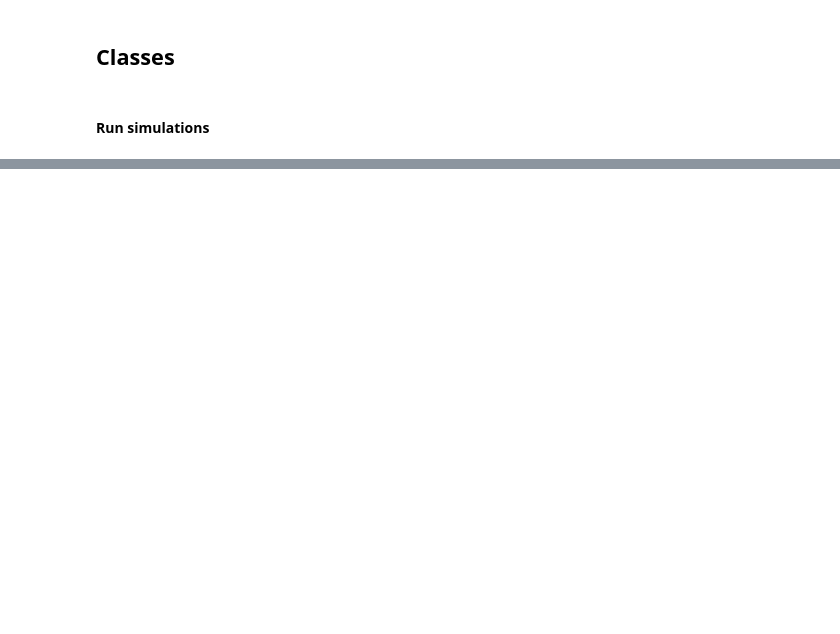
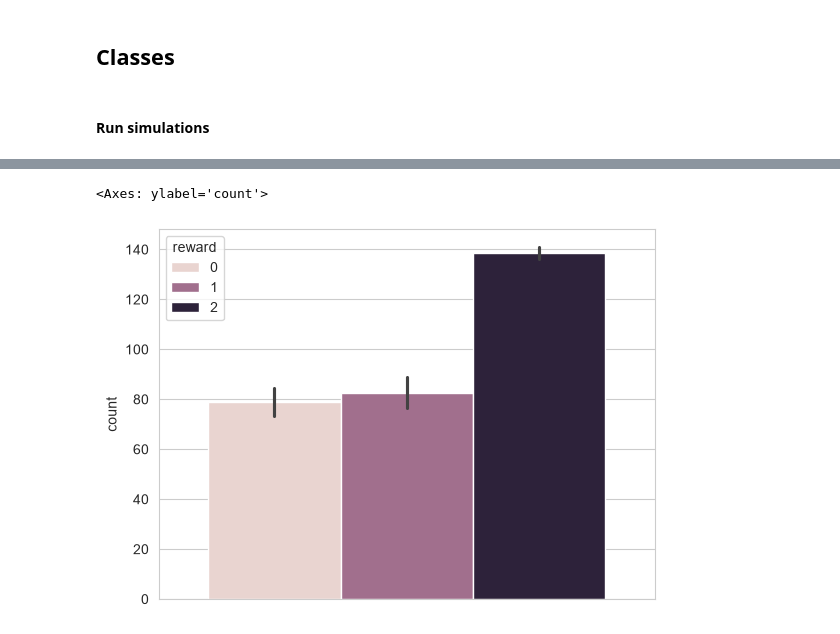
Before and after one commit to SIHranova/ContextualSUD, a Jupyter notebook: notebooks/8_devaluation_Kosaki_2010/8_devaluation_Kosaki_2010.ipynb, the cells around one changed output, grey strips where cells are left out. Saved outputs shown, nothing was run; the diff lists cells and outputs as text; code cells hidden in the pictures; blank space fills up the shorter version.

```diff
--- a/notebooks/8_devaluation_Kosaki_2010/8_devaluation_Kosaki_2010.ipynb
+++ b/notebooks/8_devaluation_Kosaki_2010/8_devaluation_Kosaki_2010.ipynb
@@ -924,0 +952,8 @@ sns.heatmap(world.agent.prior_policies_counts[:,-1,:,0])
+# %%
+"""Reinforcement schedule"""
+plt.figure()
+df = dataframe.groupby(by=["sim", "phase", "t"])["reward"].value_counts().reset_index()
+sns.barplot(data = df.query("phase == 'training' & t == 1"), y="count",hue="reward")
+# %% [output]
+<Axes: ylabel='count'>
+[figure, added]
```
Also changed, not shown: parts of 8 cells of this notebook, 4 other files.
